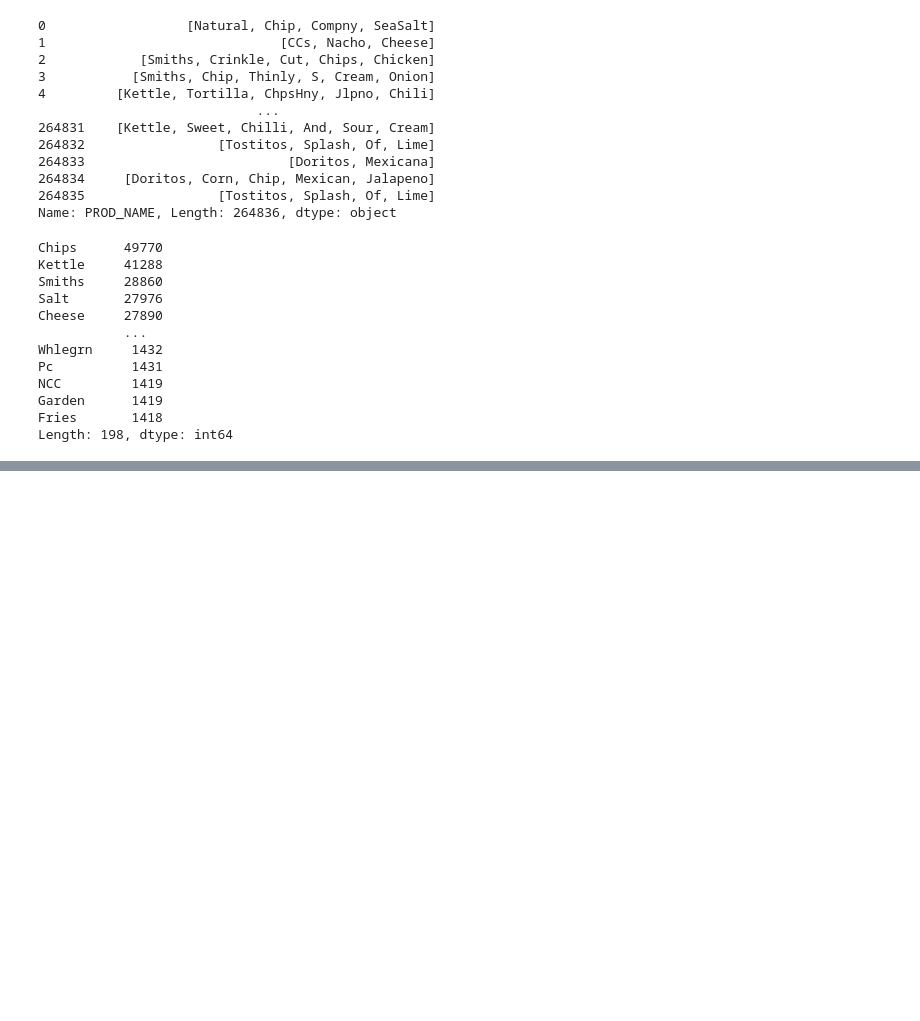
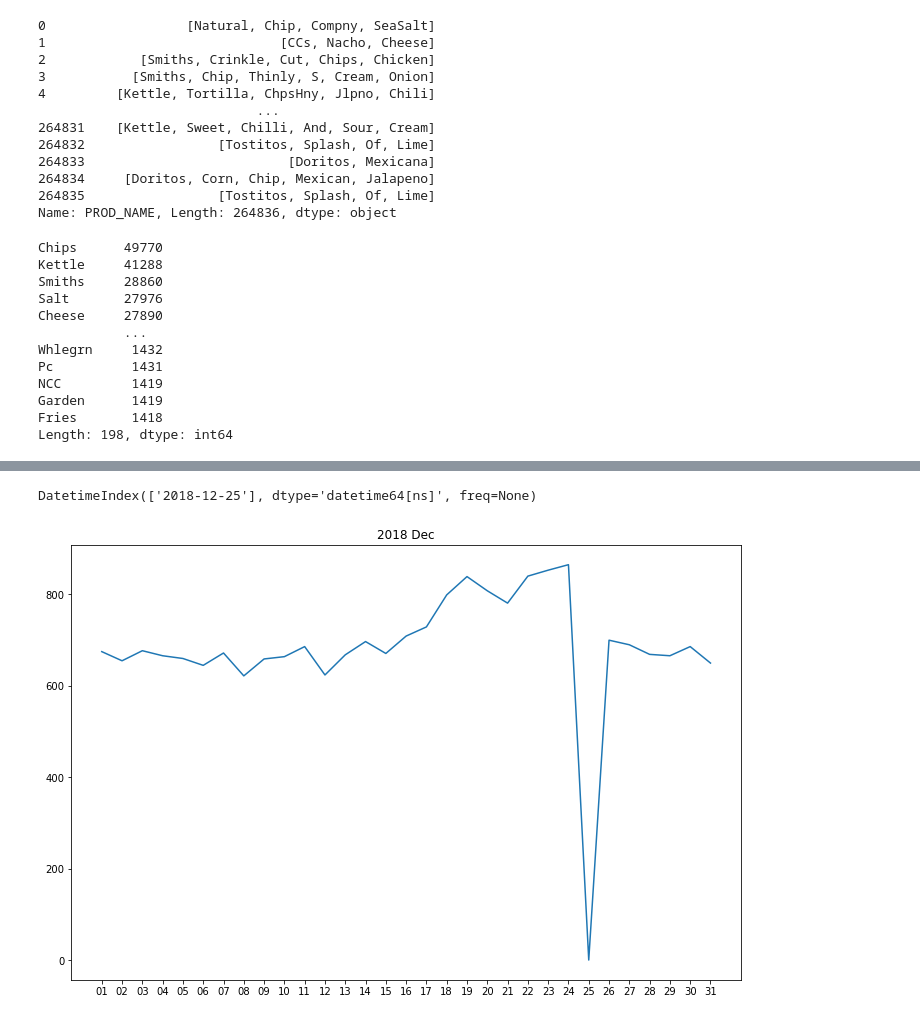
Before and after one commit to elvinaqa/Quantium-, a Jupyter notebook: Quantium 2 Transaction.ipynb, the cells around one changed output, grey strips where cells are left out. Drawn from its saved outputs; the diff is of its cells as text; code cells hidden in the pictures; blank space fills up the shorter version.

````diff
--- a/Quantium 2 Transaction.ipynb
+++ b/Quantium 2 Transaction.ipynb
@@ -238,0 +353,7 @@ df
+# %%
+# It looks like this customer has only had the two transactions over the year and is
+# not an ordinary retail customer. The customer might be buying chips for commercial
+# purposes instead. We'll remove this loyalty card number from further analysis.
+# ```{r}
+# #### Filter out the customer based on the loyalty card number
+df = df[df["PROD_QTY"] < 6]
@@ -238,0 +371,34 @@ df
+# %%
+# There's only 364 rows, meaning only 364 dates which indicates a missing date. Let's
+# create a sequence of dates from 1 Jul 2018 to 30 Jun 2019 and use this to create a
+# chart of number of transactions over time to find the missing date.
+# ```{r fig.align = "center"}
+# #### Create a sequence of dates and join this the count of transactions by date
+# # Over to you - create a column of dates that includes every day from 1 Jul 2018 to
+# 30 Jun 2019, and join it onto the data to fill in the missing day
+pd.date_range(start=df["DATE"].min(), end=df["DATE"].max()).difference(df["DATE"])
+# %% [output]
+DatetimeIndex(['2018-12-25'], dtype='datetime64[ns]', freq=None)
+# %%
+# Missing date is ['2018-12-25']
+check_null_date = pd.merge(pd.Series(pd.date_range(start=df["DATE"].min(), end=df["DATE"].max()), name="DATE"), df, on="DATE", how="left")
+# %%
+# #### Setting plot themes to format graphs
+# theme_set(theme_bw())
+# theme_update(plot.title = element_text(hjust = 0.5))
+# #### Plot transactions over time
+# ggplot(transactions_by_day, aes(x = DATE, y = N)) +
+#  geom_line() +
+#  labs(x = "Day", y = "Number of transactions", title = "Transactions over time") +
+#  scale_x_date(breaks = "1 month") +
+#  theme(axis.text.x = element_text(angle = 90, vjust = 0.5))
+trans_by_date = check_null_date["DATE"].value_counts()
+dec = trans_by_date[(trans_by_date.index >= pd.datetime(2018,12,1)) & (trans_by_date.index < pd.datetime(2019,1,1))].sort_index()
+dec.index = dec.index.strftime('%d')
+ax = dec.plot(figsize=(12,8))
+ax.set_xticks(np.arange(len(dec)))
+ax.set_xticklabels(dec.index)
+plt.title("2018 Dec")
+plt.show()
+# %% [output]
+[figure, added]
````
Also changed, not shown: parts of 49 cells of this notebook, 6 other files.
